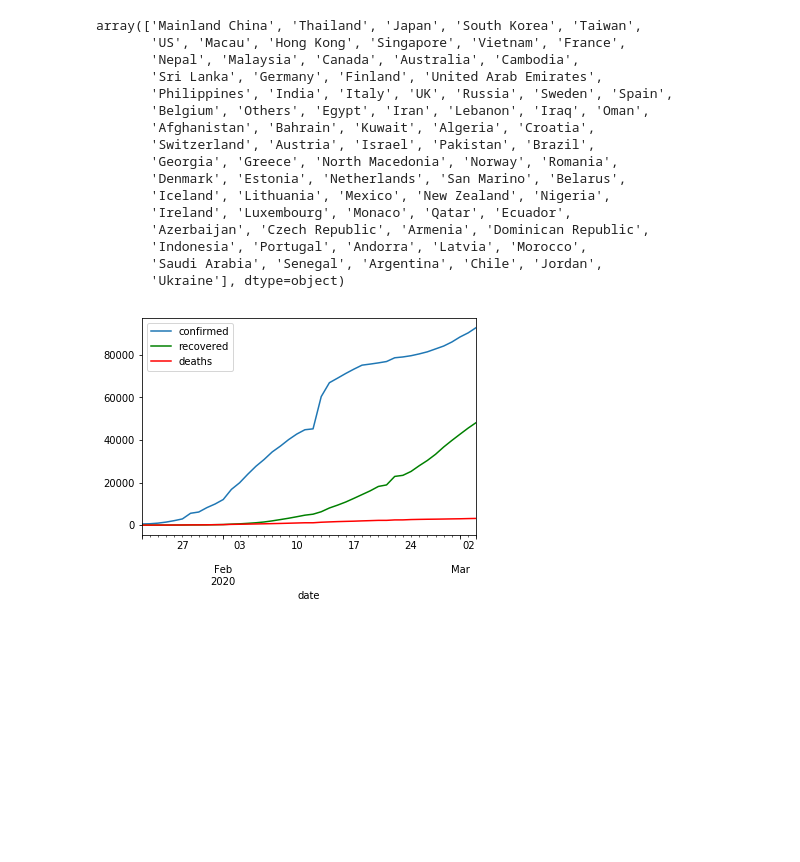
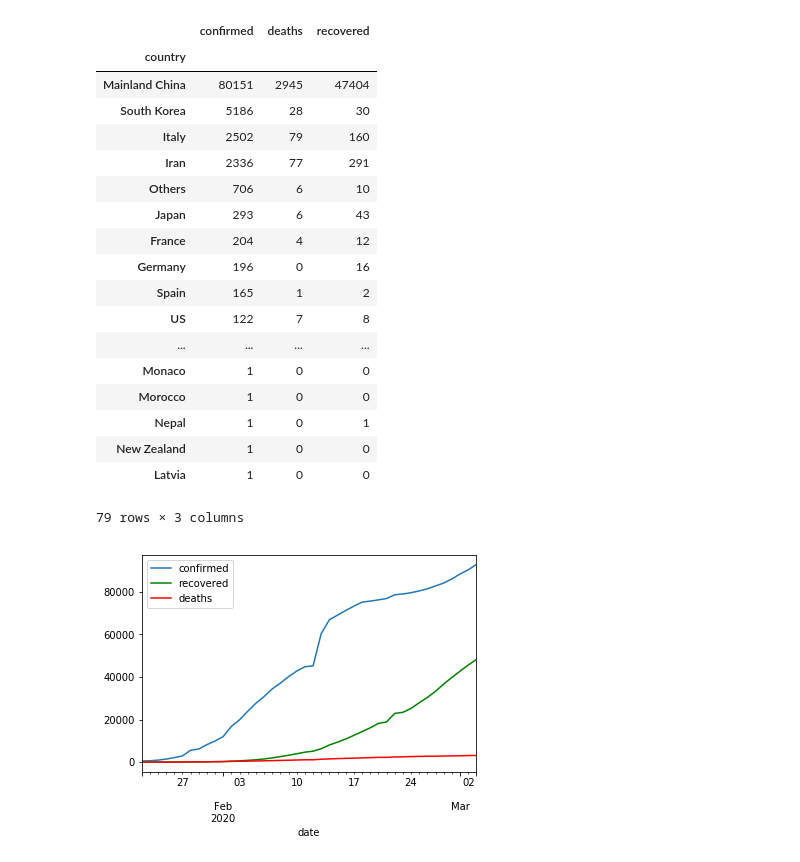
Before and after one commit to rnikolaus/corona, a Jupyter notebook: Corona.ipynb, the cells around one changed output. Cells and saved outputs as stored; diff of their text form; code cells hidden in the pictures; blank space fills up the shorter version.

```diff
--- a/Corona.ipynb
+++ b/Corona.ipynb
@@ -21,47 +22,56 @@ files = loadfiles()
 # %%
 def transform_vals(files,name):
     values = defaultdict(list)
     df = files[name]
     dates = [datetime.strptime(d,'%m/%d/%y') for d in df.columns[4:]]
     for row in df.iterrows():
         vals = row[1][4:]
         province_state = row[1][0]
         country = row[1][1]
         lat = row[1][2]
         lon = row[1][3]
         for i in range(len(vals)):
             values['province_state'].append(province_state)
             values['country'].append(country)
             values['lat'].append(lat)
             values['lon'].append(lon)
             values['date'].append(dates[i])
             values[name].append(vals[i])
     return values
 
 def loadDF(files):
     values = transform_vals(files,'confirmed')
     values['deaths']=transform_vals(files,'deaths')['deaths']
     values['recovered']=transform_vals(files,'recovered')['recovered']
     return pd.DataFrame.from_dict(values)
 df = loadDF(files)
-df['country'].unique()
+df.to_csv('data.csv')
+del df['lat']
+del df['lon']
+
+displaydate = max(df['date'])
+#displaydate = '2020/01/27'
+df[df['date']==displaydate].groupby(['country']).sum().sort_values(by=['confirmed'], ascending=False)
 # %% [output]
+|  | confirmed | deaths | recovered |
+| country |  |  |  |
+| Mainland China | 80151 | 2945 | 47404 |
+| South Korea | 5186 | 28 | 30 |
+| Italy | 2502 | 79 | 160 |
+| Iran | 2336 | 77 | 291 |
+| Others | 706 | 6 | 10 |
+| Japan | 293 | 6 | 43 |
+| France | 204 | 4 | 12 |
+| Germany | 196 | 0 | 16 |
+| Spain | 165 | 1 | 2 |
+| US | 122 | 7 | 8 |
+| ... | ... | ... | ... |
+| Monaco | 1 | 0 | 0 |
+| Morocco | 1 | 0 | 0 |
+| Nepal | 1 | 0 | 1 |
+| New Zealand | 1 | 0 | 0 |
+| Latvia | 1 | 0 | 0 |
-array(['Mainland China', 'Thailand', 'Japan', 'South Korea', 'Taiwan',
-       'US', 'Macau', 'Hong Kong', 'Singapore', 'Vietnam', 'France',
-       'Nepal', 'Malaysia', 'Canada', 'Australia', 'Cambodia',
-       'Sri Lanka', 'Germany', 'Finland', 'United Arab Emirates',
-       'Philippines', 'India', 'Italy', 'UK', 'Russia', 'Sweden', 'Spain',
-       'Belgium', 'Others', 'Egypt', 'Iran', 'Lebanon', 'Iraq', 'Oman',
-       'Afghanistan', 'Bahrain', 'Kuwait', 'Algeria', 'Croatia',
-       'Switzerland', 'Austria', 'Israel', 'Pakistan', 'Brazil',
-       'Georgia', 'Greece', 'North Macedonia', 'Norway', 'Romania',
-       'Denmark', 'Estonia', 'Netherlands', 'San Marino', 'Belarus',
-       'Iceland', 'Lithuania', 'Mexico', 'New Zealand', 'Nigeria',
-       'Ireland', 'Luxembourg', 'Monaco', 'Qatar', 'Ecuador',
-       'Azerbaijan', 'Czech Republic', 'Armenia', 'Dominican Republic',
-       'Indonesia', 'Portugal', 'Andorra', 'Latvia', 'Morocco',
-       'Saudi Arabia', 'Senegal', 'Argentina', 'Chile', 'Jordan',
-       'Ukraine'], dtype=object)
+79 rows × 3 columns
 # %%
 def plotvals(df):
     df=df.groupby(['date']).sum()
```
Also changed, not shown: parts of 1 cell of this notebook.
